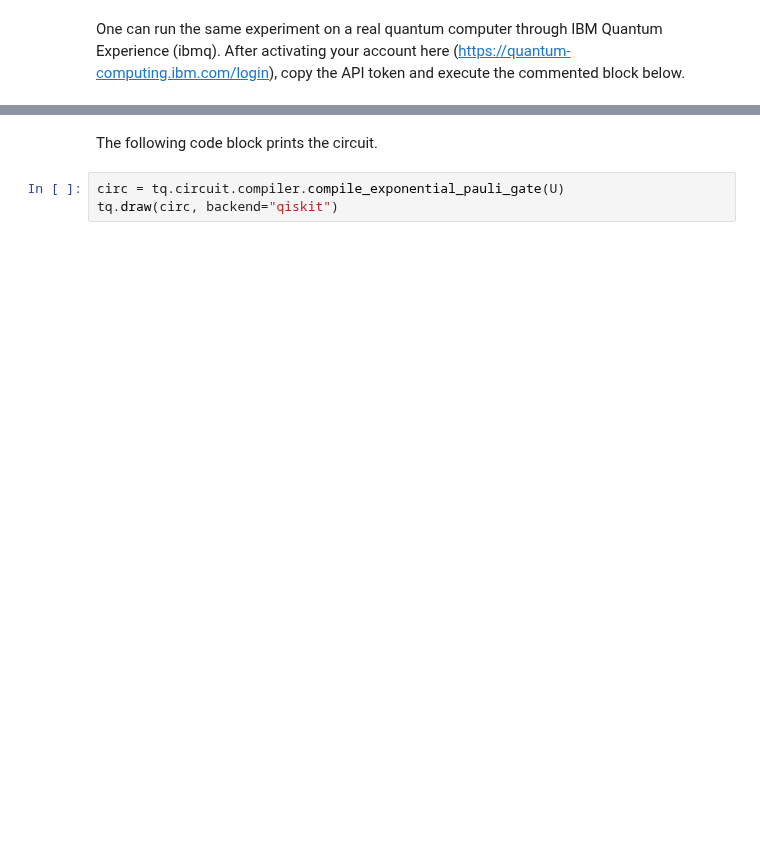
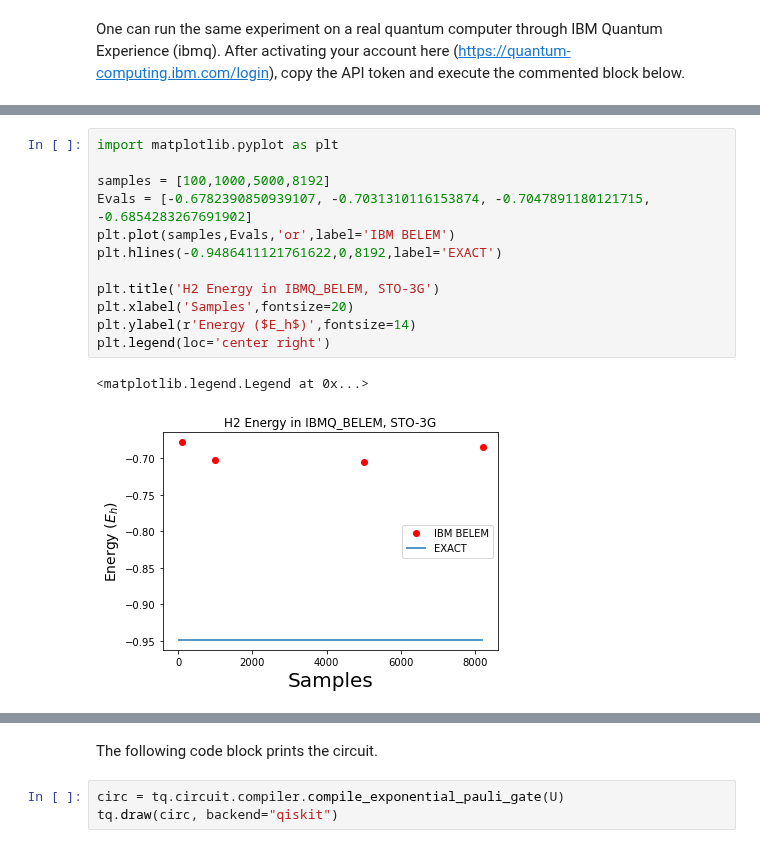
Before and after one commit to CDL-Quantum/CohortProject_2021, a Jupyter notebook: Week3_VQE/S5_Circuits.ipynb, the cells around one changed output, grey strips where cells are left out. Drawn from its saved outputs; the diff is of its cells as text; blank space fills up the shorter version.

```diff
--- a/Week3_VQE/S5_Circuits.ipynb
+++ b/Week3_VQE/S5_Circuits.ipynb
@@ -49,0 +86,15 @@ tq.simulate(E, variables=vars, samples=100, backend="qiskit", device='ibmq_manil
+# %%
+import matplotlib.pyplot as plt
+
+samples = [100,1000,5000,8192]
+Evals = [-0.6782390850939107, -0.7031310116153874, -0.7047891180121715, -0.6854283267691902]
+plt.plot(samples,Evals,'or',label='IBM BELEM')
+plt.hlines(-0.9486411121761622,0,8192,label='EXACT')
+
+plt.title('H2 Energy in IBMQ_BELEM, STO-3G')
+plt.xlabel('Samples',fontsize=20)
+plt.ylabel(r'Energy ($E_h$)',fontsize=14)
+plt.legend(loc='center right')
+# %% [output]
+<matplotlib.legend.Legend at 0x...>
+[figure, added]
```
Also changed, not shown: parts of 13 cells of this notebook, 50 other files.
